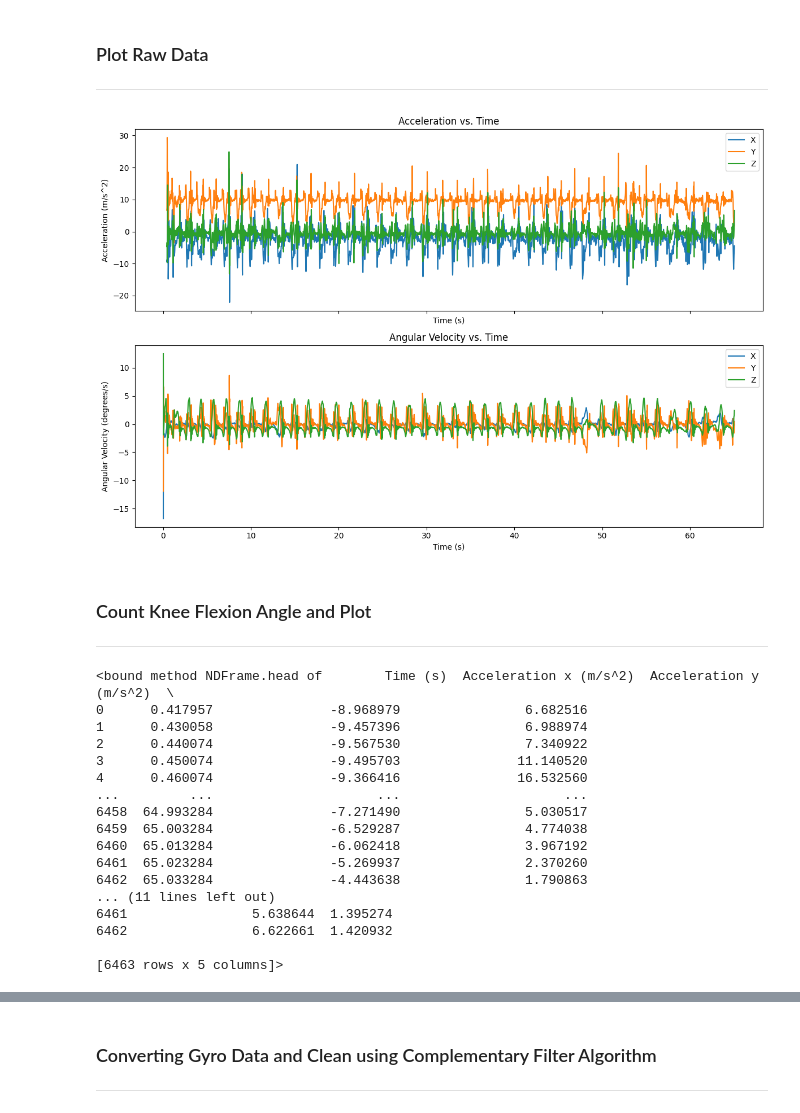
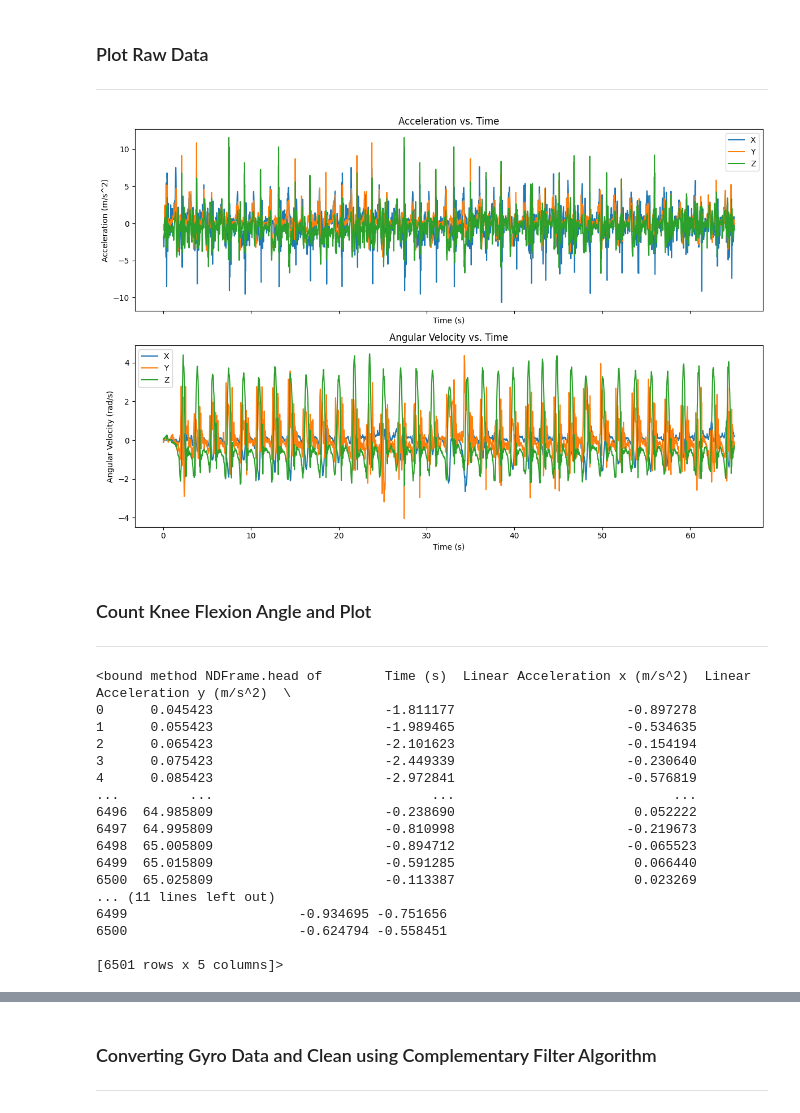
Before and after one commit to edward-billy/gait-analysis, a Jupyter notebook: Gait_Analysis.ipynb, the cells around one changed output, grey strips where cells are left out. Saved outputs shown, nothing was run; the diff lists cells and outputs as text; code cells hidden in the pictures.

```diff
--- a/Gait_Analysis.ipynb
+++ b/Gait_Analysis.ipynb
@@ -12,11 +12,11 @@ import pandas as pd
 import numpy as np
 import matplotlib.pyplot as plt
 
-dfa = pd.read_excel('https://github.com/edward-billy/gait-analysis/blob/main/Gait_Analysis_IoT_2023-04-15_19-01-18.xls?raw=true',sheet_name = 'Accelerometer')
+dfa = pd.read_excel('https://github.com/edward-billy/gait-analysis/blob/main/Gait_Analysis_IoT_2023-04-15_19-01-18.xls?raw=true',sheet_name = 'Linear Acceleration')
 dfg = pd.read_excel('https://github.com/edward-billy/gait-analysis/blob/main/Gait_Analysis_IoT_2023-04-15_19-01-18.xls?raw=true',sheet_name = 'Gyroscope')
 
 # dataset alternatif
-# dfa = pd.read_excel('https://github.com/edward-billy/gait-analysis/blob/main/Gait_2023-04-15_21-08-53.xls?raw=true',sheet_name = 'Accelerometer')
+# dfa = pd.read_excel('https://github.com/edward-billy/gait-analysis/blob/main/Gait_2023-04-15_21-08-53.xls?raw=true',sheet_name = 'Linear Acceleration')
 # dfg = pd.read_excel('https://github.com/edward-billy/gait-analysis/blob/main/Gait_2023-04-15_21-08-53.xls?raw=true',sheet_name = 'Gyroscope')
 # %% [markdown]
 ### Plot Raw Data
@@ -26,28 +26,28 @@ dfg = pd.read_excel('https://github.com/edward-billy/gait-analysis/blob/main/Gai
 # %%
 fig, (ax1, ax2) = plt.subplots(nrows=2, ncols=1, sharex=True, figsize=(12, 8))
 
 # plot data raw dari dataset accelerometer
-ax1.plot(dfa['Time (s)'], dfa['Acceleration x (m/s^2)'], label='X')
-ax1.plot(dfa['Time (s)'], dfa['Acceleration y (m/s^2)'], label='Y')
-ax1.plot(dfa['Time (s)'], dfa['Acceleration z (m/s^2)'], label='Z')
+ax1.plot(dfa['Time (s)'], dfa['Linear Acceleration x (m/s^2)'], label='X')
+ax1.plot(dfa['Time (s)'], dfa['Linear Acceleration y (m/s^2)'], label='Y')
+ax1.plot(dfa['Time (s)'], dfa['Linear Acceleration z (m/s^2)'], label='Z')
 ax1.set_xlabel('Time (s)')
 ax1.set_ylabel('Acceleration (m/s^2)')
 ax1.set_title('Acceleration vs. Time')
 ax1.legend()
 
 # plot data raw dari dataset gyroscope
 ax2.plot(dfg['Time (s)'], dfg['Gyroscope x (rad/s)'], label="X")
 ax2.plot(dfg['Time (s)'], dfg['Gyroscope y (rad/s)'], label="Y")
 ax2.plot(dfg['Time (s)'], dfg['Gyroscope z (rad/s)'], label="Z")
 ax2.set_xlabel('Time (s)')
-ax2.set_ylabel('Angular Velocity (degrees/s)')
+ax2.set_ylabel('Angular Velocity (rad/s)')
 ax2.set_title('Angular Velocity vs. Time')
 ax2.legend()
 
 plt.tight_layout()
 plt.show()
 # %% [output]
-[figure, old version]
+[figure, new version]
 # %% [markdown]
 ### Count Knee Flexion Angle and Plot
 
@@ -55,27 +55,27 @@ plt.show()
 ---
 # %%
 # hitung sudut knee flexion
-dfa['Angle'] = np.arctan(dfa['Acceleration z (m/s^2)'], np.sqrt(dfa['Acceleration y (m/s^2)']**2 + dfa['Acceleration x (m/s^2)']**2))
+dfa['Angle'] = np.arctan(dfa['Linear Acceleration z (m/s^2)'], np.sqrt(dfa['Linear Acceleration y (m/s^2)']**2 + dfa['Linear Acceleration x (m/s^2)']**2))
 
 print(dfa.head)
 # %% [output]
-<bound method NDFrame.head of        Time (s)  Acceleration x (m/s^2)  Acceleration y (m/s^2)  \
-0      0.417957               -8.968979                6.682516
-1      0.430058               -9.457396                6.988974
-2      0.440074               -9.567530                7.340922
-3      0.450074               -9.495703               11.140520
-4      0.460074               -9.366416               16.532560
-...         ...                     ...                     ...
-6458  64.993284               -7.271490                5.030517
-6459  65.003284               -6.529287                4.774038
-6460  65.013284               -6.062418                3.967192
-6461  65.023284               -5.269937                2.370260
-6462  65.033284               -4.443638                1.790863
+<bound method NDFrame.head of        Time (s)  Linear Acceleration x (m/s^2)  Linear Acceleration y (m/s^2)  \
+0      0.045423                      -1.811177                      -0.897278
+1      0.055423                      -1.989465                      -0.534635
+2      0.065423                      -2.101623                      -0.154194
+3      0.075423                      -2.449339                      -0.230640
+4      0.085423                      -2.972841                      -0.576819
+...         ...                            ...                            ...
+6496  64.985809                      -0.238690                       0.052222
+6497  64.995809                      -0.810998                      -0.219673
+6498  65.005809                      -0.894712                      -0.065523
+6499  65.015809                      -0.591285                       0.066440
+6500  65.025809                      -0.113387                       0.023269
 ... (11 lines left out)
-6461                5.638644  1.395274
-6462                6.622661  1.420932
+6499                      -0.934695 -0.751656
+6500                      -0.624794 -0.558451
 
-[6463 rows x 5 columns]>
+[6501 rows x 5 columns]>
 # %%
 fig, (ax1, ax2) = plt.subplots(nrows=2, ncols=1, sharex=True, figsize=(20, 8))
 
```
Also changed, not shown: parts of 3 cells of this notebook.
